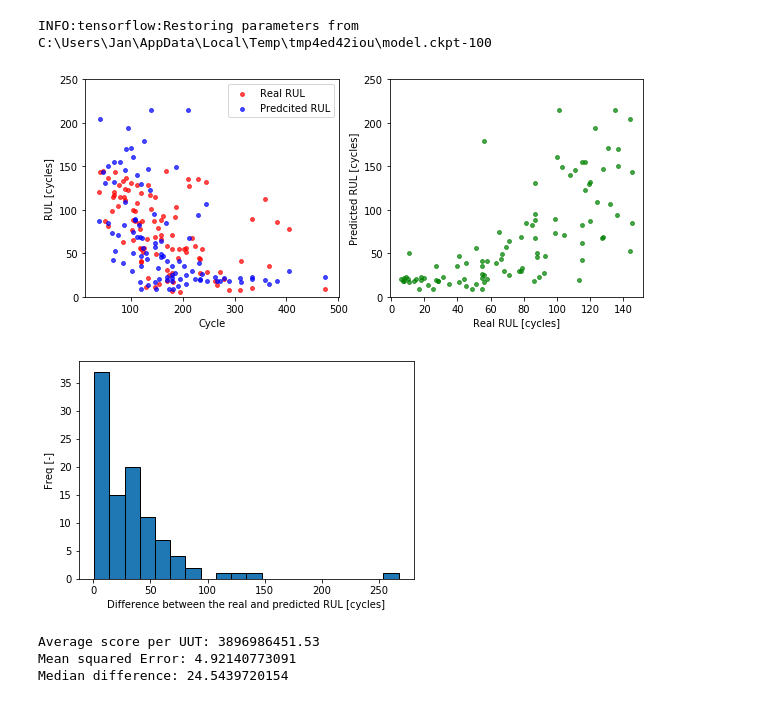
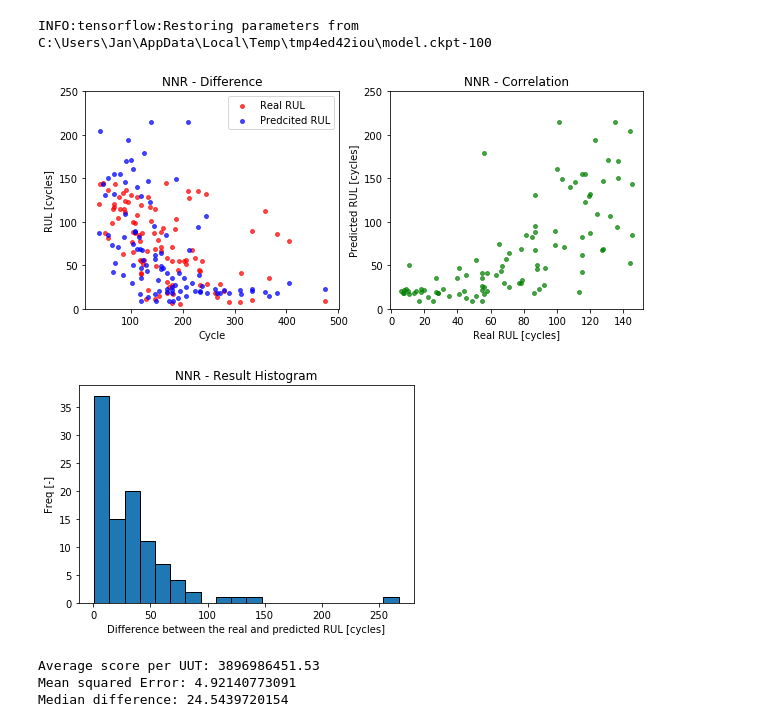
Before and after one commit to jancervenka/turbofan_failure, a Jupyter notebook: turbofan.ipynb, the cells around one changed output. Saved outputs shown, nothing was run; the diff lists cells and outputs as text; code cells hidden in the pictures.

Commit message:
Images and readme

```diff
--- a/turbofan.ipynb
+++ b/turbofan.ipynb
@@ -122,28 +122,34 @@ INFO:tensorflow:Restoring parameters from C:\Users\Jan\AppData\Local\Temp\tmp4ed
 # %%
 fig, axes = plt.subplots(nrows = 1, ncols = 2, figsize = (10, 4))
 
 axes[0].scatter(test_rows['cycle'], y_real, color = 'red', label = 'Real RUL', alpha = 0.7, s = 15)
 axes[0].scatter(test_rows['cycle'], y_pred, color = 'blue', label = 'Predcited RUL', alpha = 0.7, s = 15)
 axes[0].set_xlabel('Cycle')
 axes[0].set_ylabel('RUL [cycles]')
 axes[0].set_ylim([0, 250])
+axes[0].set_title('NNR - Difference')
 
 axes[1].scatter(y_real, y_pred, color = 'green', alpha = 0.7, s = 15)
 axes[1].set_xlabel('Real RUL [cycles]')
 axes[1].set_ylabel('Predicted RUL [cycles]')
 axes[1].set_ylim([0, 250])
+axes[1].set_title('NNR - Correlation')
 
 axes[0].legend()
+
+plt.savefig('img/scatter_nnr.png')
 plt.show()
 # %% [output]
-[figure, old version]
+[figure, new version]
 # %%
 plt.hist(np.abs(y_real - y_pred), bins = 20, edgecolor='black')
 plt.xlabel('Difference between the real and predicted RUL [cycles]')
 plt.ylabel('Freq [-]')
+plt.title('NNR - Result Histogram')
+plt.savefig('img/hist_nnr.png')
 plt.show()
 # %% [output]
-[figure, old version]
+[figure, new version]
 # %%
 print('Average score per UUT:', compute_score(y_real, y_pred) / 100)
 print('Mean squared Error:', MSE(y_real, y_pred))
```
Also changed, not shown: parts of 2 cells of this notebook, 5 other files.
